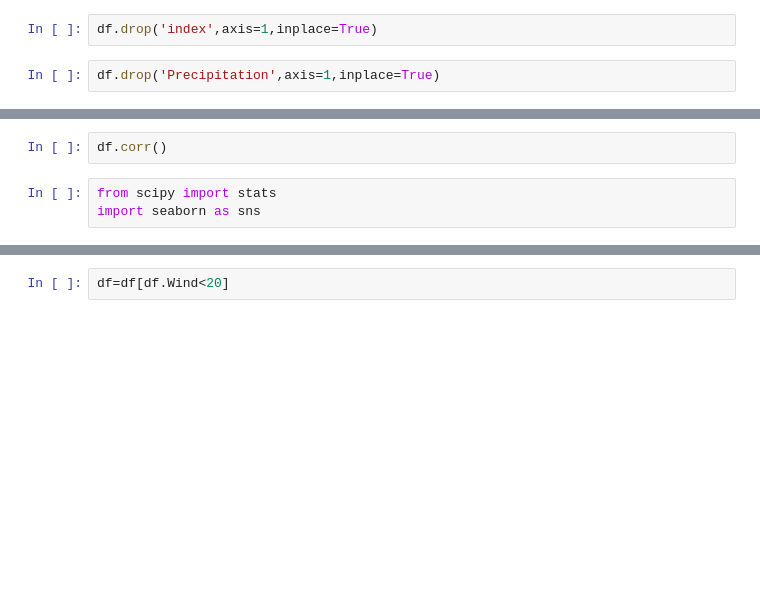
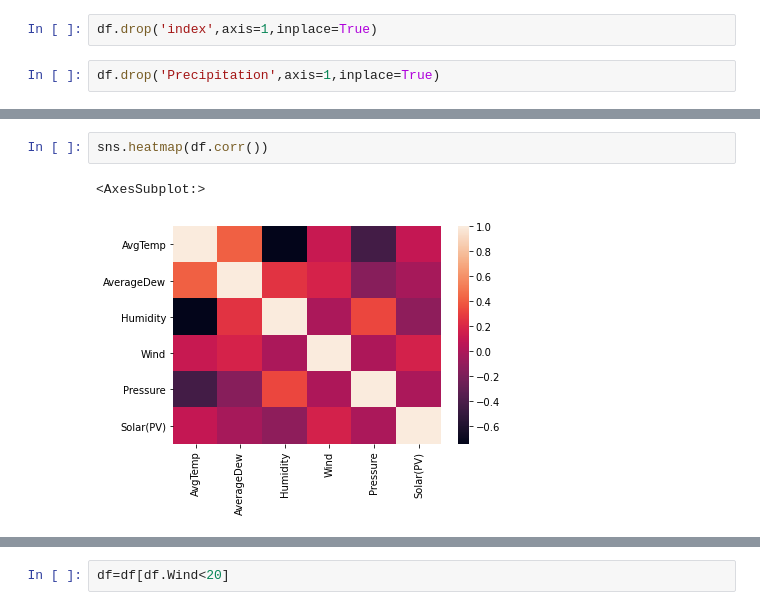
Before and after one commit to OmarEltouny78/DataScoence, a Jupyter notebook: Weather.ipynb, the cells around one changed output, grey strips where cells are left out. Saved outputs shown, nothing was run; the diff lists cells and outputs as text; blank space fills up the shorter version.

```diff
--- a/Weather.ipynb
+++ b/Weather.ipynb
@@ -29,7 +61,7 @@ df.isna().sum()
 # %%
-df.corr()
+sns.heatmap(df.corr())
+# %% [output]
+<AxesSubplot:>
+[figure, added]
-# %%
-from scipy import stats
-import seaborn as sns
 # %%
 sns.boxplot(data=df)
```
Also changed, not shown: parts of 42 cells of this notebook.
